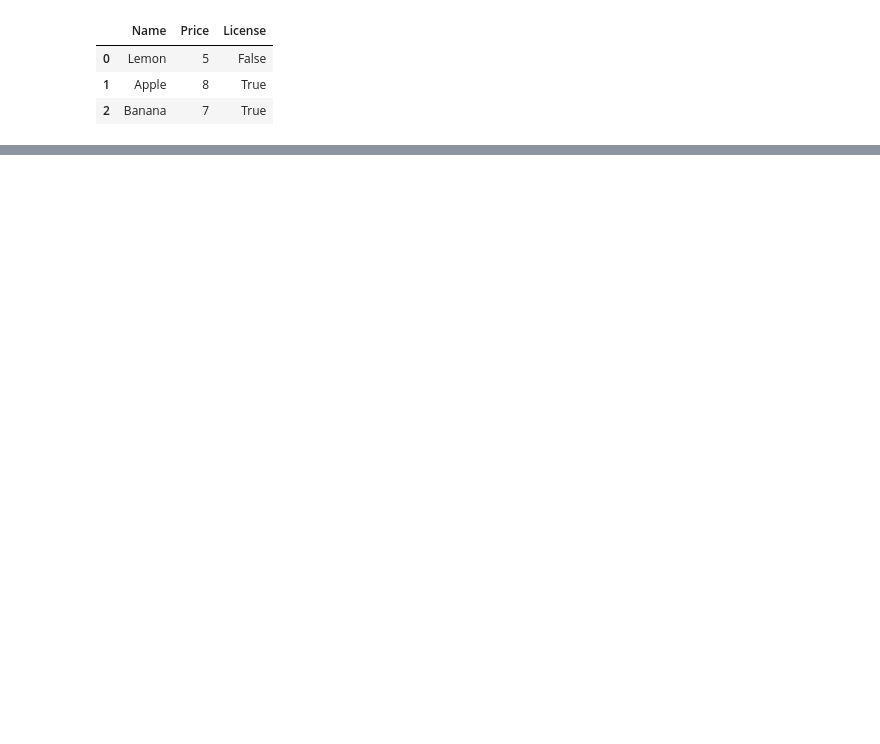
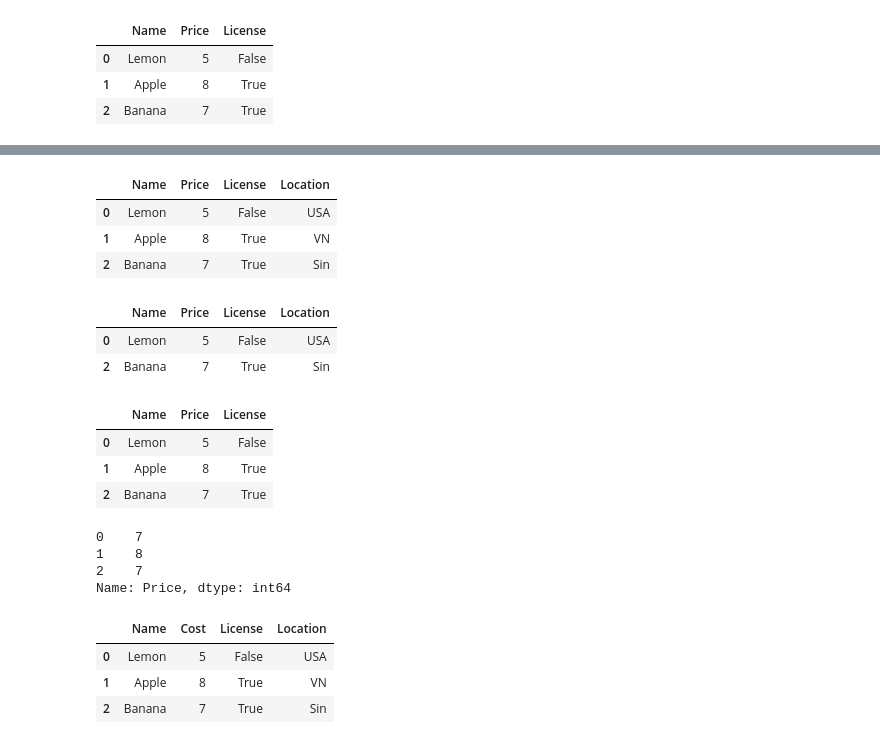
Before and after one commit to HoDoDuyDung/Colab_Code, a Jupyter notebook: AI_W3_18_02_23.ipynb, the cells around one changed output, grey strips where cells are left out. Cells and saved outputs as stored; diff of their text form; code cells hidden in the pictures; blank space fills up the shorter version.

```diff
--- a/AI_W3_18_02_23.ipynb
+++ b/AI_W3_18_02_23.ipynb
@@ -14,0 +128,40 @@ dataframe
+# %%
+# append a column
+dataframe['Location'] = ['USA','VN','Sin']
+dataframe
+# %% [output]
+|  | Name | Price | License | Location |
+| 0 | Lemon | 5 | False | USA |
+| 1 | Apple | 8 | True | VN |
+| 2 | Banana | 7 | True | Sin |
+# %%
+# delete a row
+dataframe.drop(1, axis=0).head(10)
+# %% [output]
+|  | Name | Price | License | Location |
+| 0 | Lemon | 5 | False | USA |
+| 2 | Banana | 7 | True | Sin |
+# %%
+# delete a column
+dataframe.drop('Location', axis=1).head()
+# %% [output]
+|  | Name | Price | License |
+| 0 | Lemon | 5 | False |
+| 1 | Apple | 8 | True |
+| 2 | Banana | 7 | True |
+# %%
+# replace
+dataframe['Price'].replace(5,7).head(5)
+# %% [output]
+0    7
+1    8
+2    7
+Name: Price, dtype: int64
+# %%
+# rename columns
+dataframe.rename(columns={'Price':'Cost'}).head()
+# %% [output]
+|  | Name | Cost | License | Location |
+| 0 | Lemon | 5 | False | USA |
+| 1 | Apple | 8 | True | VN |
+| 2 | Banana | 7 | True | Sin |
```
Also changed, not shown: parts of 18 cells of this notebook.
